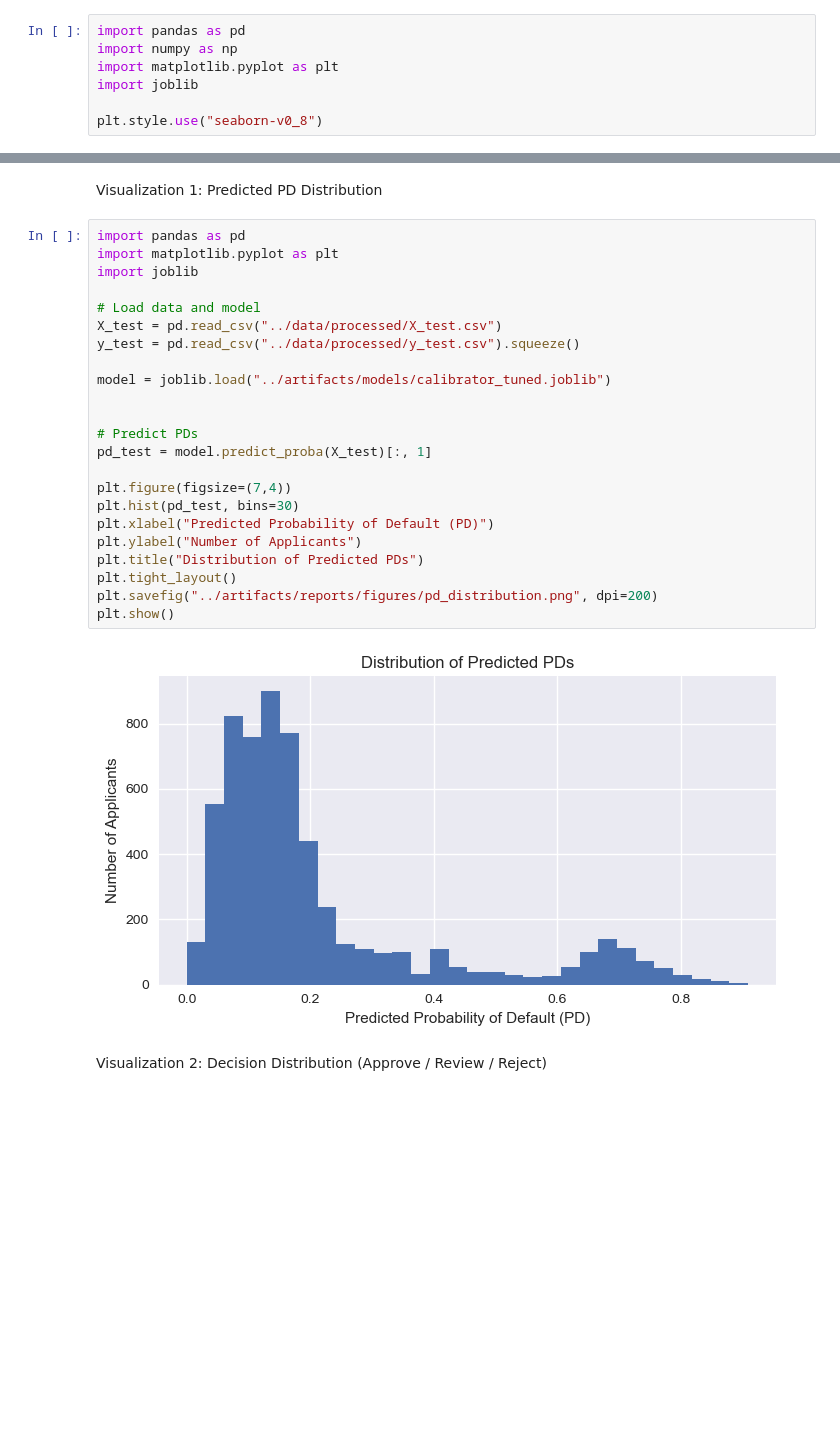
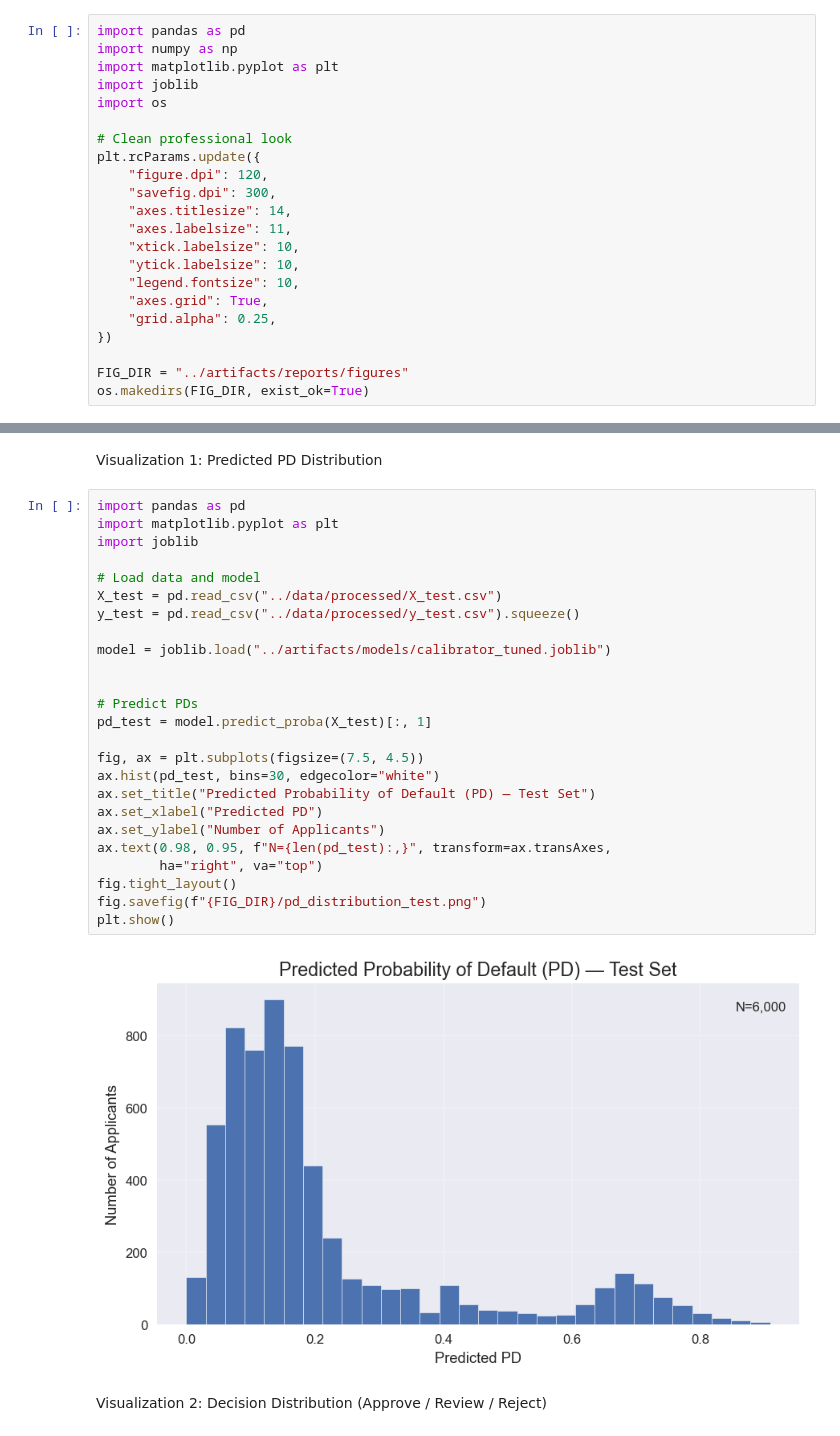
Before and after one commit to meeralneyadi/credit-risk-engine, a Jupyter notebook: notebooks/05_results_visualizations.ipynb, the cells around one changed output, grey strips where cells are left out. Cells and saved outputs as stored; diff of their text form; blank space fills up the shorter version.

Commit message:
Polish results visualizations and plots

```diff
--- a/notebooks/05_results_visualizations.ipynb
+++ b/notebooks/05_results_visualizations.ipynb
@@ -3,8 +3,23 @@ import pandas as pd
 import numpy as np
 import matplotlib.pyplot as plt
 import joblib
+import os
 
-plt.style.use("seaborn-v0_8")
+# Clean professional look
+plt.rcParams.update({
+    "figure.dpi": 120,
+    "savefig.dpi": 300,
+    "axes.titlesize": 14,
+    "axes.labelsize": 11,
+    "xtick.labelsize": 10,
+    "ytick.labelsize": 10,
+    "legend.fontsize": 10,
+    "axes.grid": True,
+    "grid.alpha": 0.25,
+})
+
+FIG_DIR = "../artifacts/reports/figures"
+os.makedirs(FIG_DIR, exist_ok=True)
 # %%
 X_test = pd.read_csv("../data/processed/X_test.csv")
 y_test = pd.read_csv("../data/processed/y_test.csv").squeeze()
@@ -17,28 +31,30 @@ Visualization 1: Predicted PD Distribution
 # %%
 import pandas as pd
 import matplotlib.pyplot as plt
 import joblib
 
 # Load data and model
 X_test = pd.read_csv("../data/processed/X_test.csv")
 y_test = pd.read_csv("../data/processed/y_test.csv").squeeze()
 
 model = joblib.load("../artifacts/models/calibrator_tuned.joblib")
 
 
 # Predict PDs
 pd_test = model.predict_proba(X_test)[:, 1]
 
-plt.figure(figsize=(7,4))
-plt.hist(pd_test, bins=30)
-plt.xlabel("Predicted Probability of Default (PD)")
-plt.ylabel("Number of Applicants")
-plt.title("Distribution of Predicted PDs")
-plt.tight_layout()
-plt.savefig("../artifacts/reports/figures/pd_distribution.png", dpi=200)
+fig, ax = plt.subplots(figsize=(7.5, 4.5))
+ax.hist(pd_test, bins=30, edgecolor="white")
+ax.set_title("Predicted Probability of Default (PD) — Test Set")
+ax.set_xlabel("Predicted PD")
+ax.set_ylabel("Number of Applicants")
+ax.text(0.98, 0.95, f"N={len(pd_test):,}", transform=ax.transAxes,
+        ha="right", va="top")
+fig.tight_layout()
+fig.savefig(f"{FIG_DIR}/pd_distribution_test.png")
 plt.show()
 # %% [output]
-[figure, old version]
+[figure, new version]
 # %% [markdown]
 Visualization 2: Decision Distribution (Approve / Review / Reject)
 # %%
```
Also changed, not shown: parts of 4 cells of this notebook.
